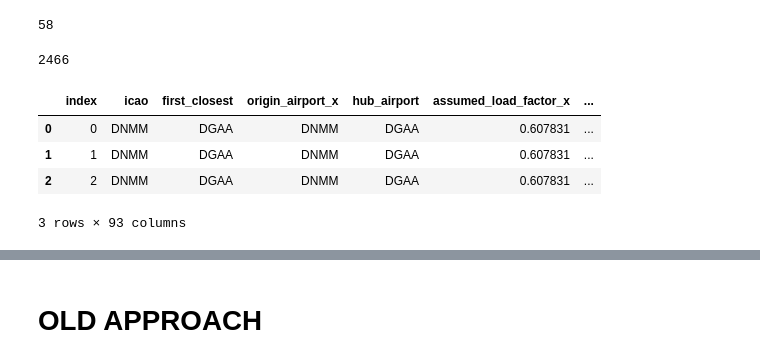
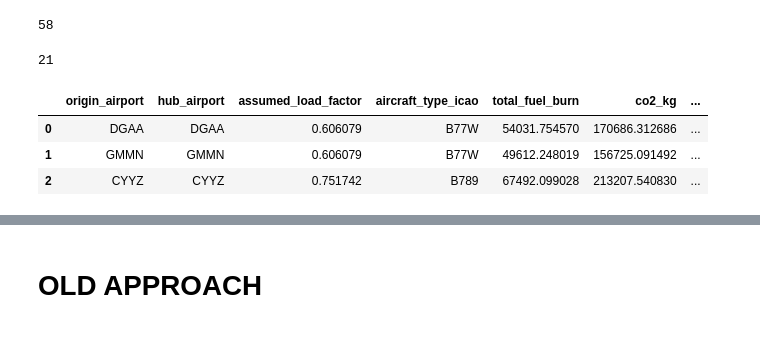
Before and after one commit to lukasschirren/COP_flight_analysis, a Jupyter notebook: cop28_delegate_list.ipynb, the cells around one changed output, grey strips where cells are left out. Saved outputs shown, nothing was run; the diff lists cells and outputs as text; code cells hidden in the pictures.

```diff
--- a/cop28_delegate_list.ipynb
+++ b/cop28_delegate_list.ipynb
@@ -263,7 +263,7 @@ merged_df = pd.merge(df_stopover, df, left_on=['icao', 'first_closest'], right_o
 merged_df = merged_df.drop_duplicates(subset=['icao'], keep='first')
 merged_df.reset_index(inplace=True)
 merged_df = merged_df.rename(columns={'destination_airport':'hub_airport'})
-merged_df = merged_df[['icao','first_closest','origin_airport','hub_airport',
+merged_df = merged_df[['origin_airport','hub_airport',
        'assumed_load_factor', 'aircraft_type_icao', 'total_fuel_burn','co2_kg',
        'nox_kg','hc_kg', 'oc_kg', 'h2o_kg', 'so2_kg', 'sulphates_kg','to_dubai'
        ]]
@@ -295,21 +289,25 @@ len(df_stopover)
 # %% [output]
 58
 # %%
-results_closest = merged_df['hub_airport','to_dubai']
-destination_dubai = pd.merge(merged_df, df, left_on=['hub_airport', 'to_dubai'], right_on=['origin_airport', 'destination_airport'], how='inner')
-# destination_dubai = destination_dubai.drop_duplicates(subset=['icao'], keep='first')
+results_closest = merged_df[['hub_airport','to_dubai']]
+destination_dubai = pd.merge(results_closest, df, left_on=['hub_airport', 'to_dubai'], right_on=['origin_airport', 'destination_airport'], how='inner')
+destination_dubai = destination_dubai.drop_duplicates(subset=['hub_airport'], keep='first')
 destination_dubai.reset_index(inplace=True)
 # destination_dubai = destination_dubai[['icao','first_closest','origin_airport','destination_airport',
 #        'assumed_load_factor', 'aircraft_type_icao', 'total_fuel_burn','co2_kg',
 #        'nox_kg','hc_kg', 'oc_kg', 'h2o_kg', 'so2_kg', 'sulphates_kg','to_dubai'
 #        ]]
 print(len(destination_dubai))
+destination_dubai = destination_dubai[['origin_airport','hub_airport',
+       'assumed_load_factor', 'aircraft_type_icao', 'total_fuel_burn','co2_kg',
+       'nox_kg','hc_kg', 'oc_kg', 'h2o_kg', 'so2_kg', 'sulphates_kg','to_dubai'
+       ]]
 destination_dubai.iloc[:3]
 # destination_dubai['hub_airport'].unique()
+# destination_dubai['aircraft_type_icao'].unique()
 # %% [output]
-2466
+21
-|  | index | icao | first_closest | origin_airport_x | hub_airport | assumed_load_factor_x | ... |
-| 0 | 0 | DNMM | DGAA | DNMM | DGAA | 0.607831 | ... |
-| 1 | 1 | DNMM | DGAA | DNMM | DGAA | 0.607831 | ... |
-| 2 | 2 | DNMM | DGAA | DNMM | DGAA | 0.607831 | ... |
+|  | origin_airport | hub_airport | assumed_load_factor | aircraft_type_icao | total_fuel_burn | co2_kg | ... |
+| 0 | DGAA | DGAA | 0.606079 | B77W | 54031.754570 | 170686.312686 | ... |
+| 1 | GMMN | GMMN | 0.606079 | B77W | 49612.248019 | 156725.091492 | ... |
+| 2 | CYYZ | CYYZ | 0.751742 | B789 | 67492.099028 | 213207.540830 | ... |
-3 rows × 93 columns
```
Also changed, not shown: parts of 25 cells of this notebook, 4 other files.
